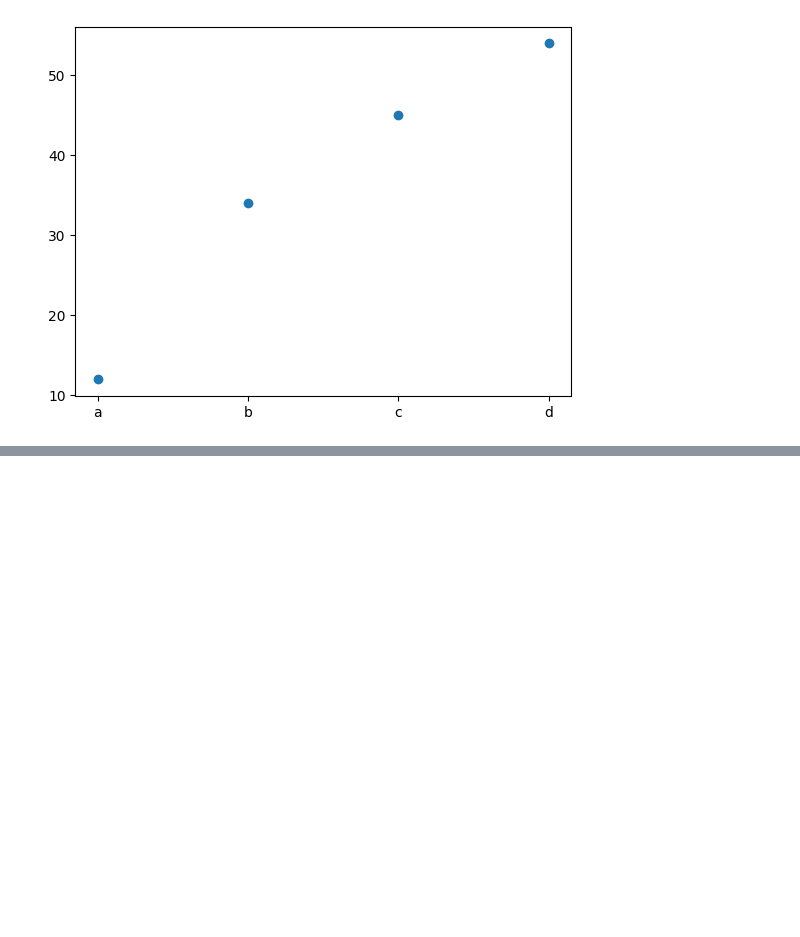
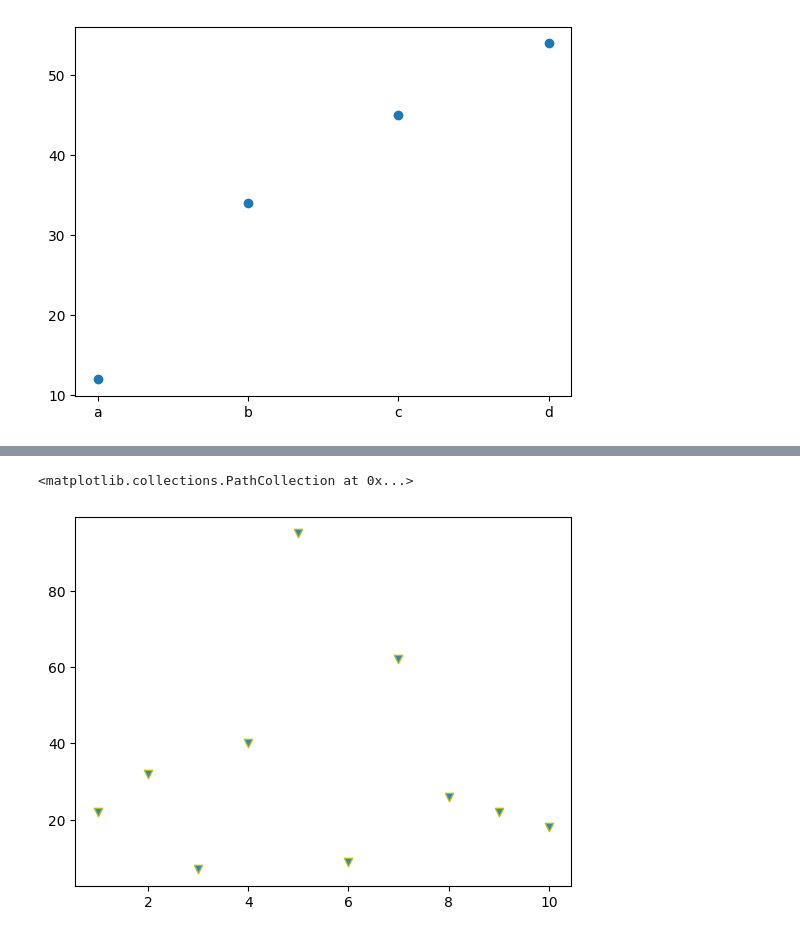
Before and after one commit to nitesh-101/Python_practice, a Jupyter notebook: Data Analysis/matplotlib.ipynb, the cells around one changed output, grey strips where cells are left out. Drawn from its saved outputs; the diff is of its cells as text; code cells hidden in the pictures; blank space fills up the shorter version.

```diff
--- a/Data Analysis/matplotlib.ipynb
+++ b/Data Analysis/matplotlib.ipynb
@@ -276,0 +280,8 @@ plt.bar(company,revenue)
+# %%
+plt.scatter(
+    x=x, y=y, marker='v',
+    edgecolor='y', alpha=0.9,
+)
+# %% [output]
+<matplotlib.collections.PathCollection at 0x...>
+[figure, added]
```
Also changed, not shown: parts of 23 cells of this notebook.
